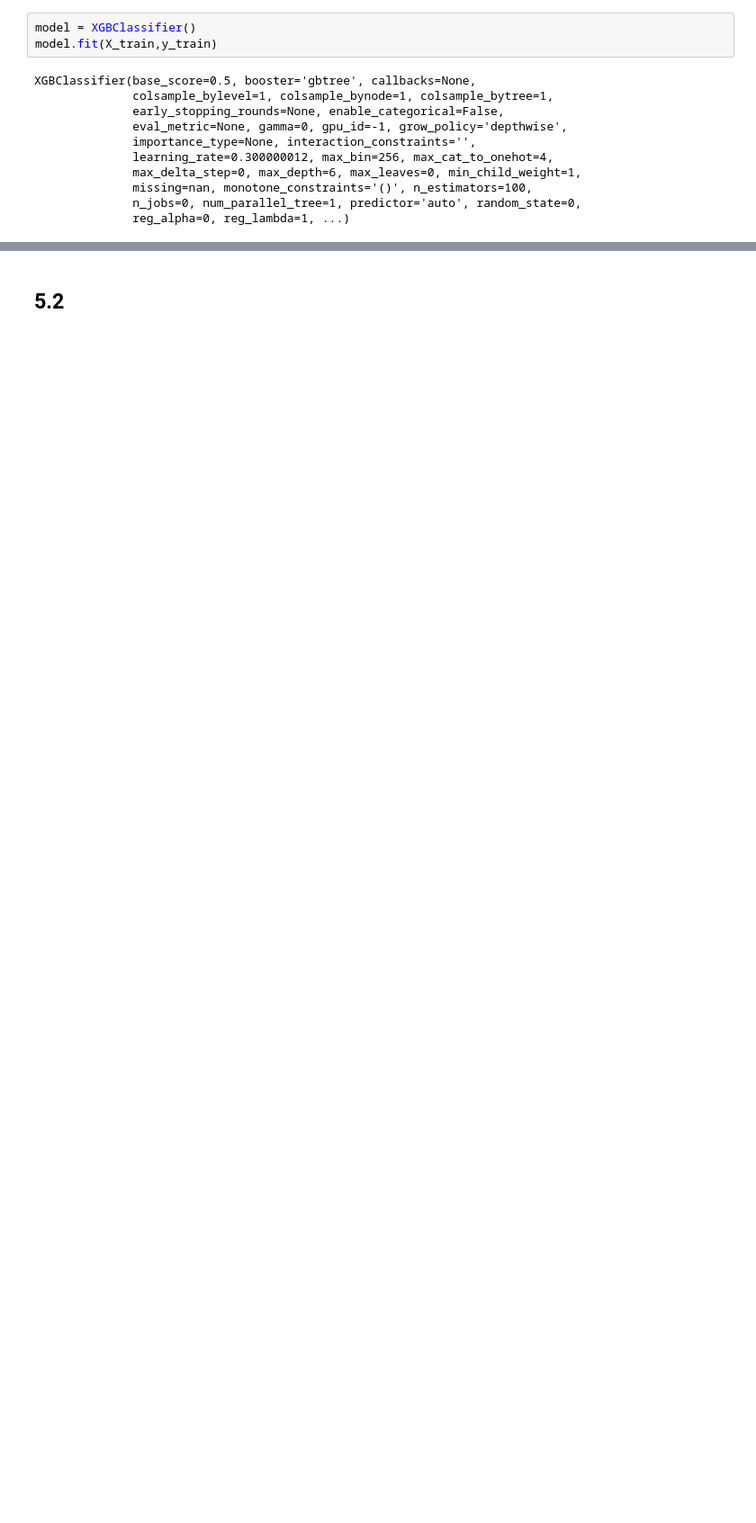
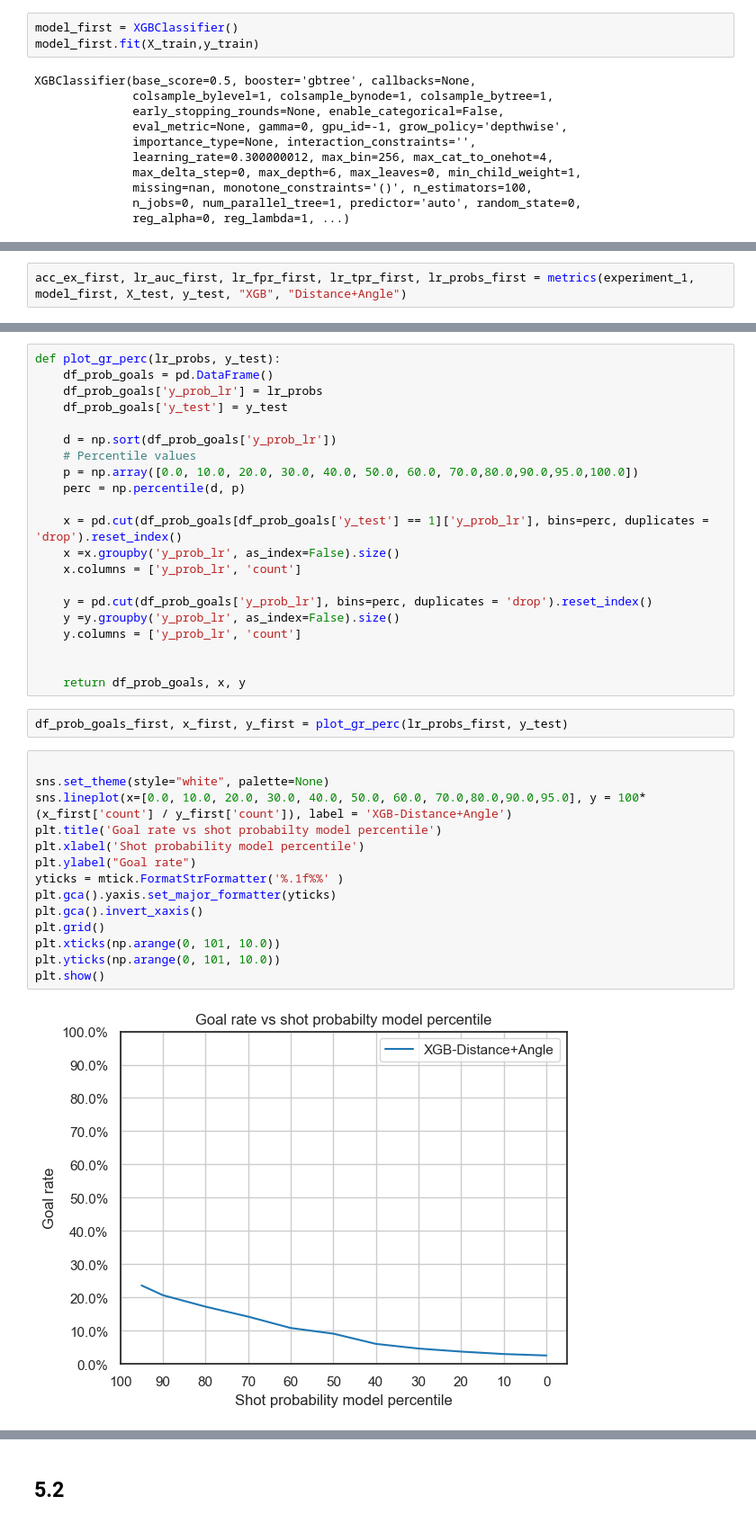
Before and after one commit to mina-parham/IFT6758-Project, a Jupyter notebook: notebooks/Milestone3_task5.ipynb, the cells around one changed output, grey strips where cells are left out. Shown at 90% size. Saved outputs shown, nothing was run; the diff lists cells and outputs as text; blank space fills up the shorter version.

```diff
--- a/notebooks/Milestone3_task5.ipynb
+++ b/notebooks/Milestone3_task5.ipynb
@@ -84,8 +108,8 @@ rng = np.random.RandomState(0)
 # %%
 X_train, X_test, y_train, y_test = train_test_split(X, Y, test_size=0.2, random_state=rng, shuffle=True)
 # %%
-model = XGBClassifier()
-model.fit(X_train,y_train)
+model_first = XGBClassifier()
+model_first.fit(X_train,y_train)
 # %% [output]
 XGBClassifier(base_score=0.5, booster='gbtree', callbacks=None,
               colsample_bylevel=1, colsample_bynode=1, colsample_bytree=1,
@@ -141,0 +124,2 @@ COMET INFO: The Python SDK has 3600 seconds to finish before aborting...
+# %%
+acc_ex_first, lr_auc_first, lr_fpr_first, lr_tpr_first, lr_probs_first = metrics(experiment_1, model_first, X_test, y_test, "XGB", "Distance+Angle")
@@ -165 +159,40 @@ df_prob_goals.head()
+# %%
+def plot_gr_perc(lr_probs, y_test):
+    df_prob_goals = pd.DataFrame()
+    df_prob_goals['y_prob_lr'] = lr_probs
+    df_prob_goals['y_test'] = y_test
+
+    d = np.sort(df_prob_goals['y_prob_lr'])
+    # Percentile values
+    p = np.array([0.0, 10.0, 20.0, 30.0, 40.0, 50.0, 60.0, 70.0,80.0,90.0,95.0,100.0])
+    perc = np.percentile(d, p)
+
+    x = pd.cut(df_prob_goals[df_prob_goals['y_test'] == 1]['y_prob_lr'], bins=perc, duplicates = 'drop').reset_index()
+    x =x.groupby('y_prob_lr', as_index=False).size()
+    x.columns = ['y_prob_lr', 'count']
+
+    y = pd.cut(df_prob_goals['y_prob_lr'], bins=perc, duplicates = 'drop').reset_index()
+    y =y.groupby('y_prob_lr', as_index=False).size()
+    y.columns = ['y_prob_lr', 'count']
+
+
+    return df_prob_goals, x, y
+# %%
+df_prob_goals_first, x_first, y_first = plot_gr_perc(lr_probs_first, y_test)
+# %%
+
+sns.set_theme(style="white", palette=None)
+sns.lineplot(x=[0.0, 10.0, 20.0, 30.0, 40.0, 50.0, 60.0, 70.0,80.0,90.0,95.0], y = 100*(x_first['count'] / y_first['count']), label = 'XGB-Distance+Angle')
+plt.title('Goal rate vs shot probabilty model percentile')
+plt.xlabel('Shot probability model percentile')
+plt.ylabel("Goal rate")
+yticks = mtick.FormatStrFormatter('%.1f%%' )
+plt.gca().yaxis.set_major_formatter(yticks)
+plt.gca().invert_xaxis()
+plt.grid()
+plt.xticks(np.arange(0, 101, 10.0))
+plt.yticks(np.arange(0, 101, 10.0))
+plt.show()
+# %% [output]
+[figure, added]
 # %%
```
Also changed, not shown: parts of 64 cells of this notebook, 1 other file.
